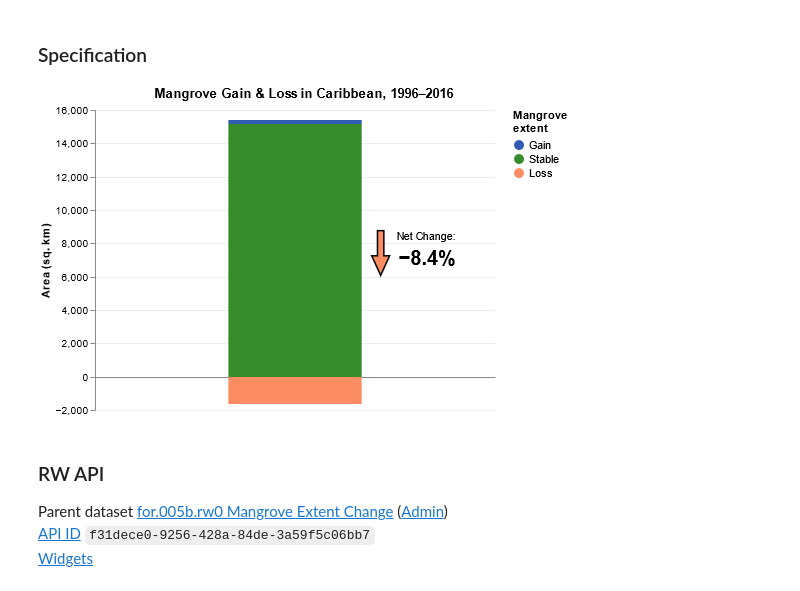
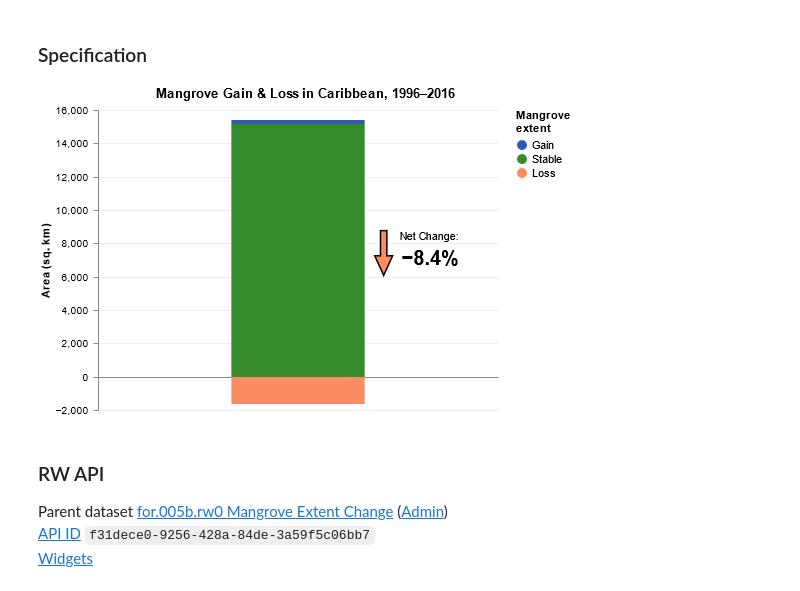
Before and after one commit to pkerins/wri-projects, a Jupyter notebook: ocean-watch/coral/visualizations/mangrove-extent-change.ipynb, the cells around one changed output. Saved outputs shown, nothing was run; the diff lists cells and outputs as text; code cells hidden in the pictures.

```diff
--- a/ocean-watch/coral/visualizations/mangrove-extent-change.ipynb
+++ b/ocean-watch/coral/visualizations/mangrove-extent-change.ipynb
@@ -485,6 +485,9 @@ spec=json.loads("""
       "orient": "left",
       "scale": "yscale",
       "title": "Area (sq. km)",
+      "labelAlign": "right",
+      "labelBaseline": "middle",
+      "labelPadding": 5,
       "labelOverlap": "greedy",
       "labelSeparation": 20,
       "grid": true,
@@ -659,34 +662,34 @@ spec=json.loads("""
       "encode": {
         "labels": {
           "interactive": true,
           "update": {
             "fill": {
               "value": "#000000"
             },
             "fontSize": {
               "value": "11"
             },
             "dy": {
               "value": 1
             }
           },
           "hover": {
             "fill": {
               "value": "#aaaaaa"
             }
           }
         }
       }
     }
   ]
 }
 """)
 vega_view=dict(spec)
 vega_view['width']=widget_width
 vega_view['height']=widget_height
 Vega(vega_view)
 # %% [output]
-[figure, old version]
+[figure, new version]
 # %% [markdown]
 ### RW API
 Parent dataset [for.005b.rw0 Mangrove Extent Change](https://resourcewatch.org/data/explore/for005brw0-Mangrove-Extent-Change) ([Admin](https://resourcewatch.org/admin/data/datasets/f31dece0-9256-428a-84de-3a59f5c06bb7/edit))
```
Also changed, not shown: 3 other files.
